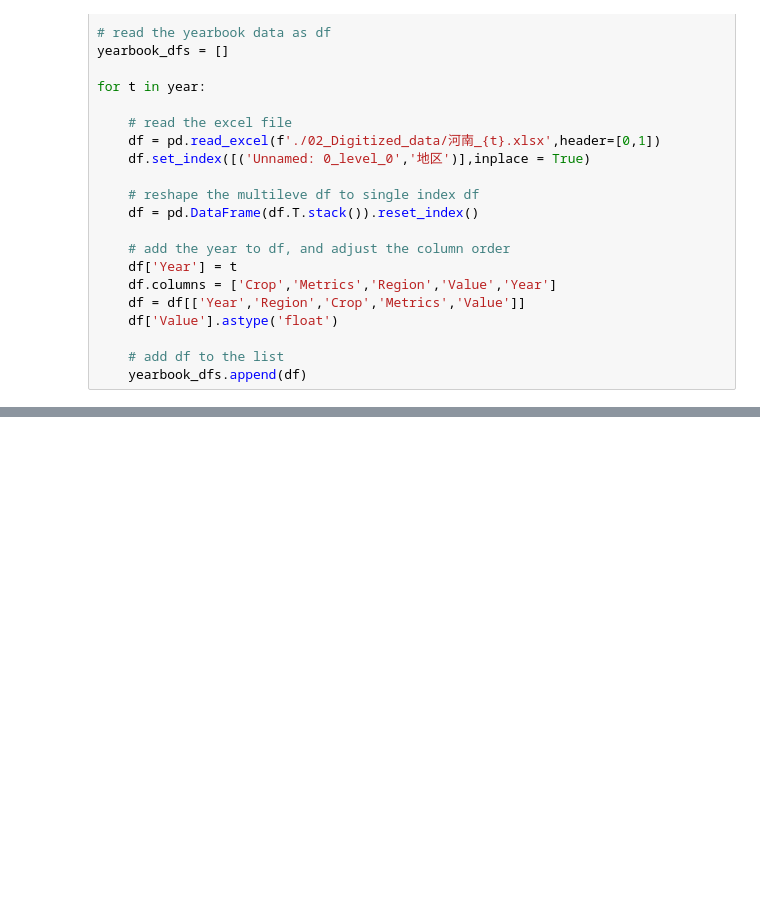
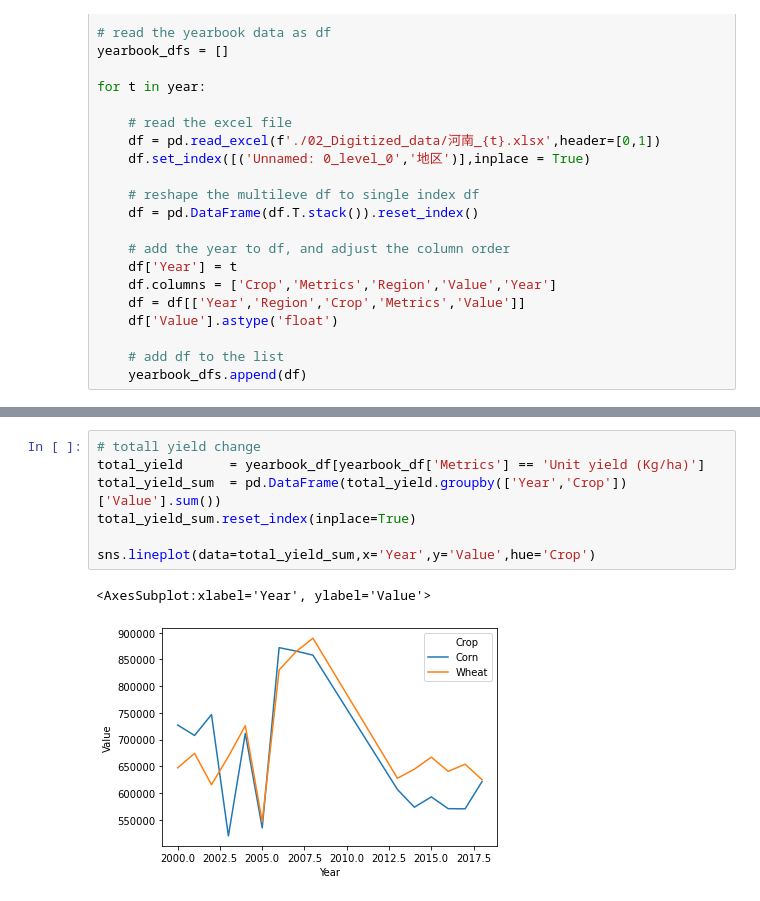
Before and after one commit to wangjinzhulala/Agricultural_production, a Jupyter notebook: Step_1_Process_Yearbook_Data/Process_yearbook_data.ipynb, the cells around one changed output, grey strips where cells are left out. Cells and saved outputs as stored; diff of their text form; blank space fills up the shorter version.

```diff
--- a/Step_1_Process_Yearbook_Data/Process_yearbook_data.ipynb
+++ b/Step_1_Process_Yearbook_Data/Process_yearbook_data.ipynb
@@ -49,0 +95,10 @@ yearbook_df = pd.concat(yearbook_dfs,0)
+# %%
+# totall yield change
+total_yield      = yearbook_df[yearbook_df['Metrics'] == 'Unit yield (Kg/ha)']
+total_yield_sum  = pd.DataFrame(total_yield.groupby(['Year','Crop'])['Value'].sum())
+total_yield_sum.reset_index(inplace=True)
+
+sns.lineplot(data=total_yield_sum,x='Year',y='Value',hue='Crop')
+# %% [output]
+<AxesSubplot:xlabel='Year', ylabel='Value'>
+[figure, added]
```
Also changed, not shown: parts of 7 cells of this notebook, 3 other files.
